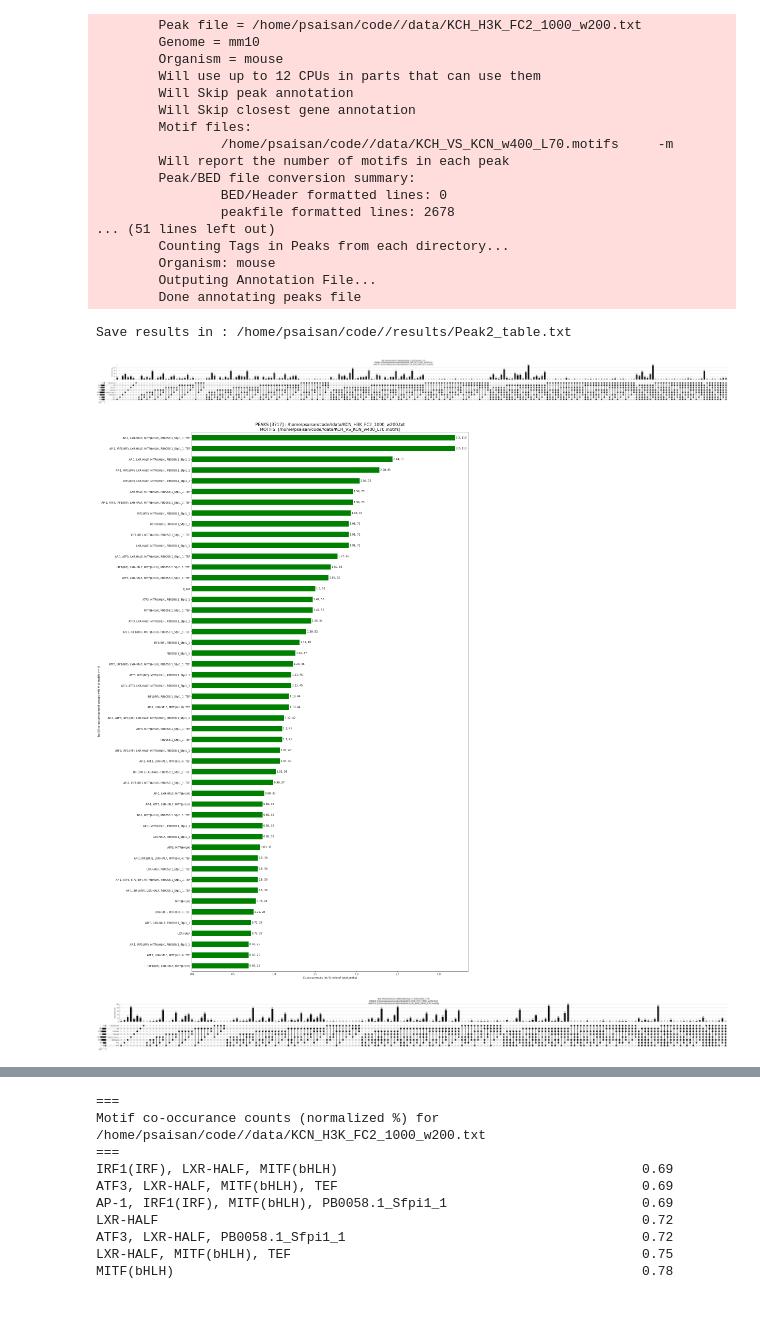
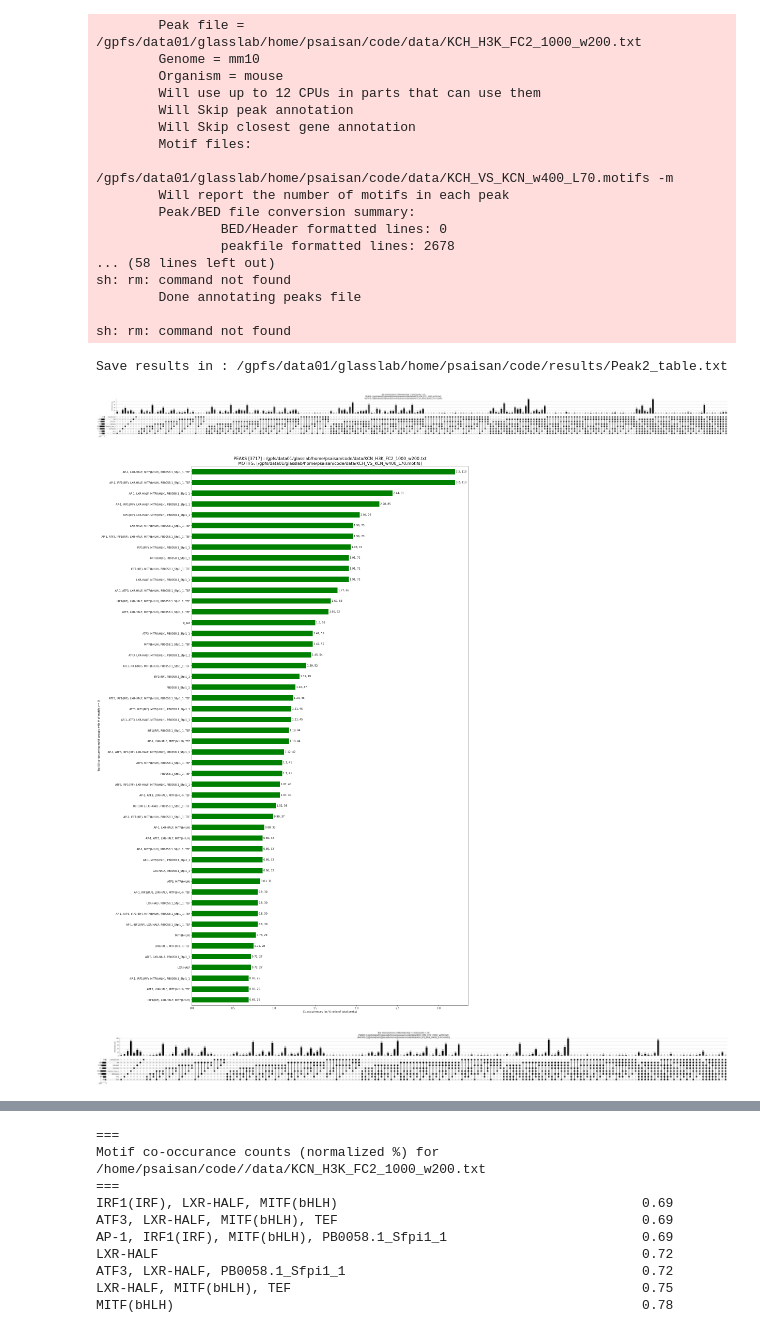
Before and after one commit to psaisan/CARTMAN, a Jupyter notebook: Notebooks/CARTMAN_Example.ipynb, the cells around one changed output, grey strips where cells are left out. Saved outputs shown, nothing was run; the diff lists cells and outputs as text; code cells hidden in the pictures.

```diff
--- a/Notebooks/CARTMAN_Example.ipynb
+++ b/Notebooks/CARTMAN_Example.ipynb
@@ -68,10 +69,7 @@ import pandas as pd
 # -------------------------
 
 # Base directory path for data and outputs
-
 cwd= os.getcwd()
-cwd='/home/psaisan/code/'
-
 base_dir_in=cwd+'/data/'
 base_dir_out=cwd+'/results/'
 
@@ -177,21 +175,21 @@ Generating /home/psaisan/code/data/motifCount_counts_KCH_H3K_FC2_1000_w200_KCH_V
-        Peak file = /home/psaisan/code//data/KCH_H3K_FC2_1000_w200.txt
+        Peak file = /gpfs/data01/glasslab/home/psaisan/code/data/KCH_H3K_FC2_1000_w200.txt
         Genome = mm10
         Organism = mouse
         Will use up to 12 CPUs in parts that can use them
         Will Skip peak annotation
         Will Skip closest gene annotation
         Motif files:
-                /home/psaisan/code//data/KCH_VS_KCN_w400_L70.motifs     -m
+                /gpfs/data01/glasslab/home/psaisan/code/data/KCH_VS_KCN_w400_L70.motifs -m
         Will report the number of motifs in each peak
         Peak/BED file conversion summary:
                 BED/Header formatted lines: 0
                 peakfile formatted lines: 2678
-... (51 lines left out)
-        Counting Tags in Peaks from each directory...
-        Organism: mouse
-        Outputing Annotation File...
+... (58 lines left out)
+sh: rm: command not found
         Done annotating peaks file
+
+sh: rm: command not found
-Save results in : /home/psaisan/code//results/Peak2_table.txt
+Save results in : /gpfs/data01/glasslab/home/psaisan/code/results/Peak2_table.txt
 [figure]
-[figure, old version]
+[figure, new version]
 [figure]
```
Also changed, not shown: parts of 2 cells of this notebook.
